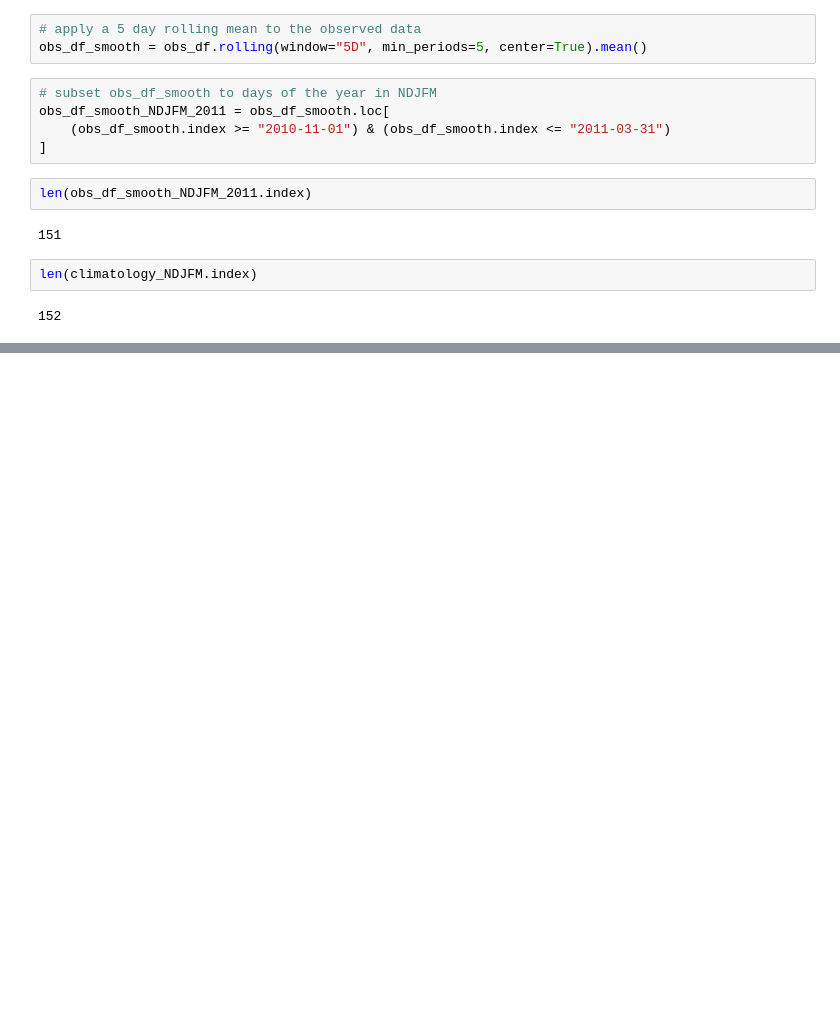
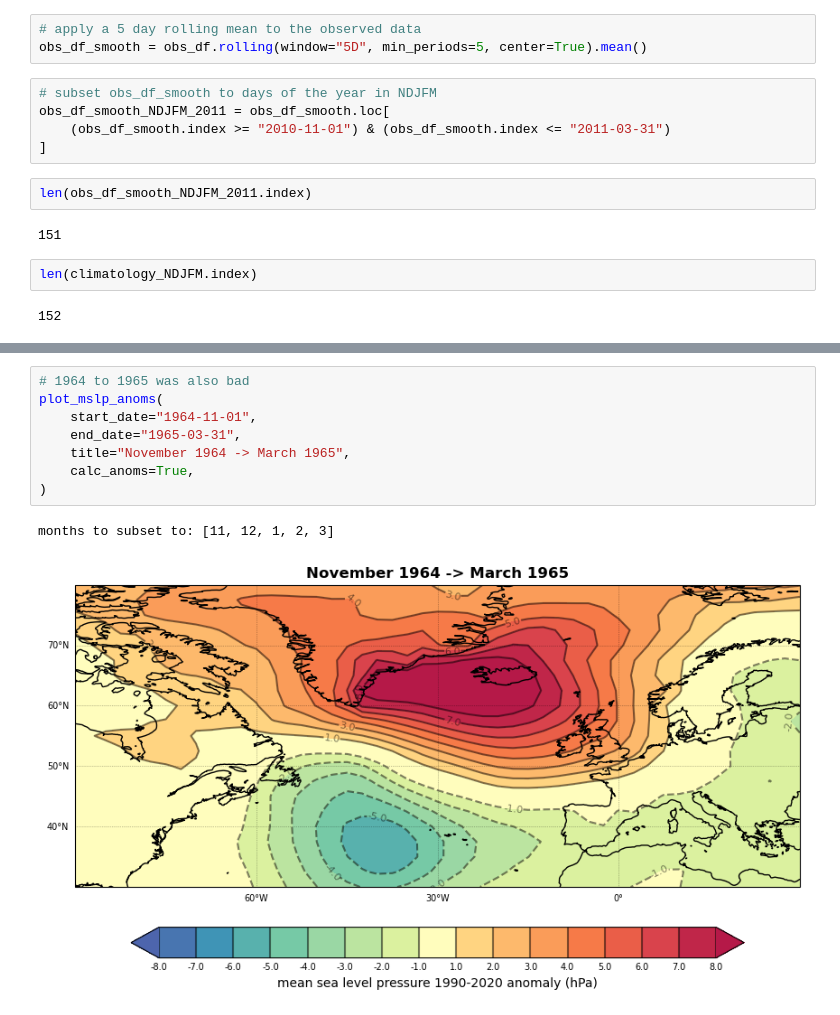
Before and after one commit to benhutchmet/unseen_multi_year, a Jupyter notebook: exploring_ind_events.ipynb, the cells around one changed output, grey strips where cells are left out. Cells and saved outputs as stored; diff of their text form; blank space fills up the shorter version.

```diff
--- a/exploring_ind_events.ipynb
+++ b/exploring_ind_events.ipynb
@@ -311,0 +516,11 @@ clevs shape: (20,)
+# %%
+# 1964 to 1965 was also bad
+plot_mslp_anoms(
+    start_date="1964-11-01",
+    end_date="1965-03-31",
+    title="November 1964 -> March 1965",
+    calc_anoms=True,
+)
+# %% [output]
+months to subset to: [11, 12, 1, 2, 3]
+[figure, added]
```
Also changed, not shown: parts of 19 cells of this notebook, 2 other files.
